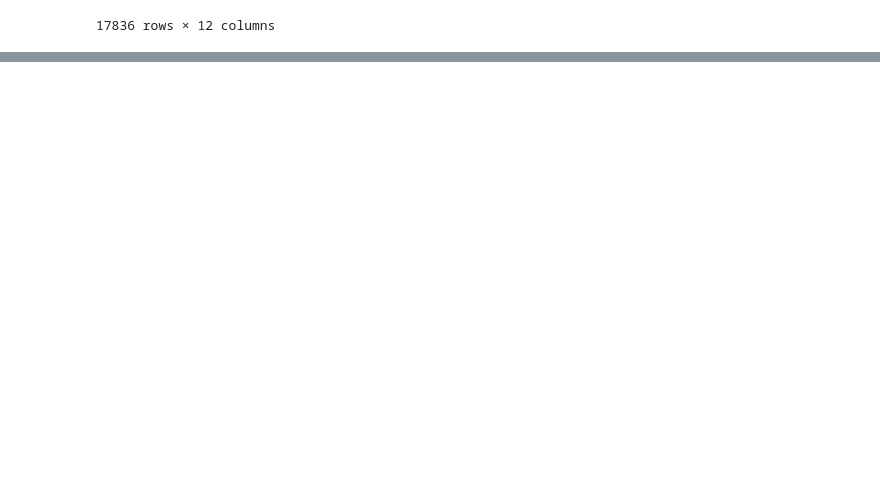
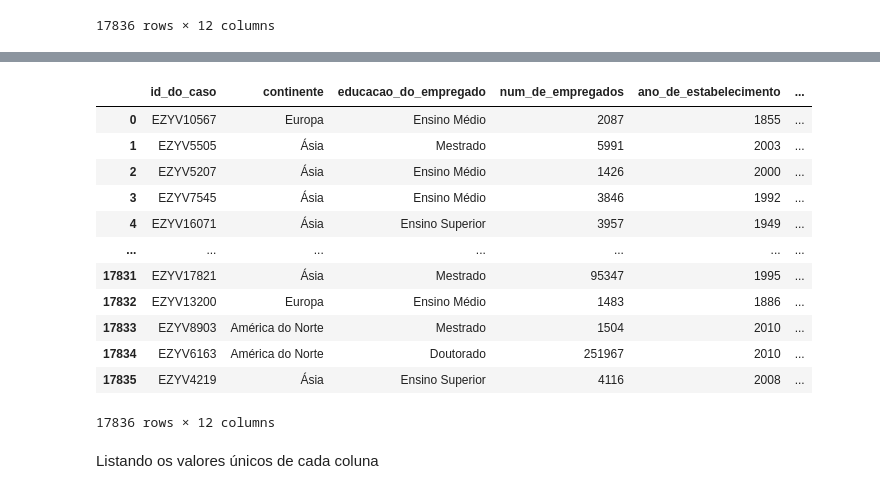
Before and after one commit to cvs2010/ml_olympiad_for_students_topvistos_eua, a Jupyter notebook: ML_Olympiad_for_Students_TopVistos_EUA.ipynb, the cells around one changed output, grey strips where cells are left out. Drawn from its saved outputs; the diff is of its cells as text; code cells hidden in the pictures; blank space fills up the shorter version.

```diff
--- a/ML_Olympiad_for_Students_TopVistos_EUA.ipynb
+++ b/ML_Olympiad_for_Students_TopVistos_EUA.ipynb
@@ -77,0 +108,32 @@ import torch
+# %%
+# deletar as colunas categóricas_N
+del df_balanced_encoded['tem_experiencia_de_trabalho_N']
+del df_balanced_encoded['requer_treinamento_de_trabalho_N']
+del df_balanced_encoded['posicao_em_tempo_integral_N']
+
+# Selecionar as colunas categóricas
+categorical_columns = ['status_do_caso']
+
+# Aplicar a codificação one-hot nas colunas categóricas
+df_balanced_encoded = pd.get_dummies(df_balanced_encoded, columns=categorical_columns)
+
+# deletando a coluna status_do_caso_Negado
+del df_balanced_encoded['status_do_caso_Negado']
+
+df_balanced_encoded
+# %% [output]
+|  | id_do_caso | continente | educacao_do_empregado | num_de_empregados | ano_de_estabelecimento | ... |
+| 0 | EZYV10567 | Europa | Ensino Médio | 2087 | 1855 | ... |
+| 1 | EZYV5505 | Ásia | Mestrado | 5991 | 2003 | ... |
+| 2 | EZYV5207 | Ásia | Ensino Médio | 1426 | 2000 | ... |
+| 3 | EZYV7545 | Ásia | Ensino Médio | 3846 | 1992 | ... |
+| 4 | EZYV16071 | Ásia | Ensino Superior | 3957 | 1949 | ... |
+| ... | ... | ... | ... | ... | ... | ... |
+| 17831 | EZYV17821 | Ásia | Mestrado | 95347 | 1995 | ... |
+| 17832 | EZYV13200 | Europa | Ensino Médio | 1483 | 1886 | ... |
+| 17833 | EZYV8903 | América do Norte | Mestrado | 1504 | 2010 | ... |
+| 17834 | EZYV6163 | América do Norte | Doutorado | 251967 | 2010 | ... |
+| 17835 | EZYV4219 | Ásia | Ensino Superior | 4116 | 2008 | ... |
+17836 rows × 12 columns
+# %% [markdown]
+Listando os valores únicos de cada coluna
```
Also changed, not shown: parts of 35 cells of this notebook.
